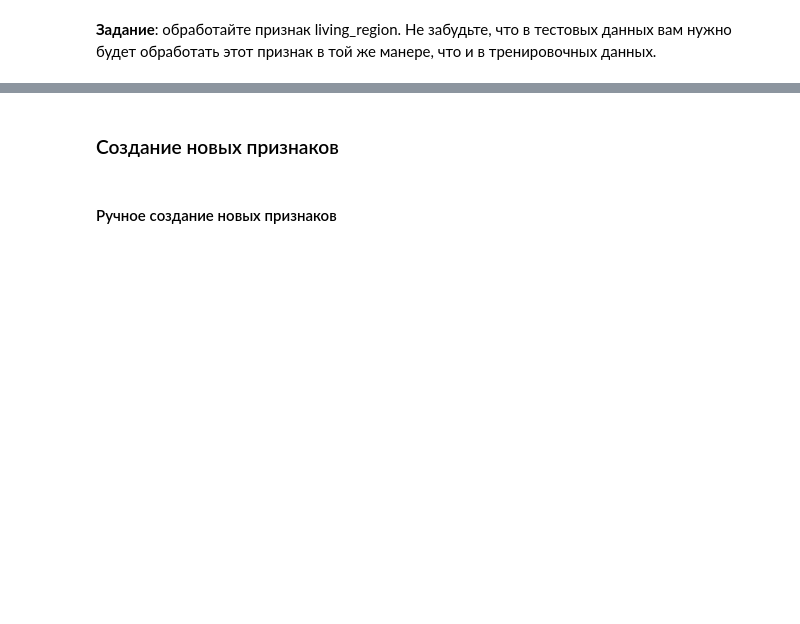
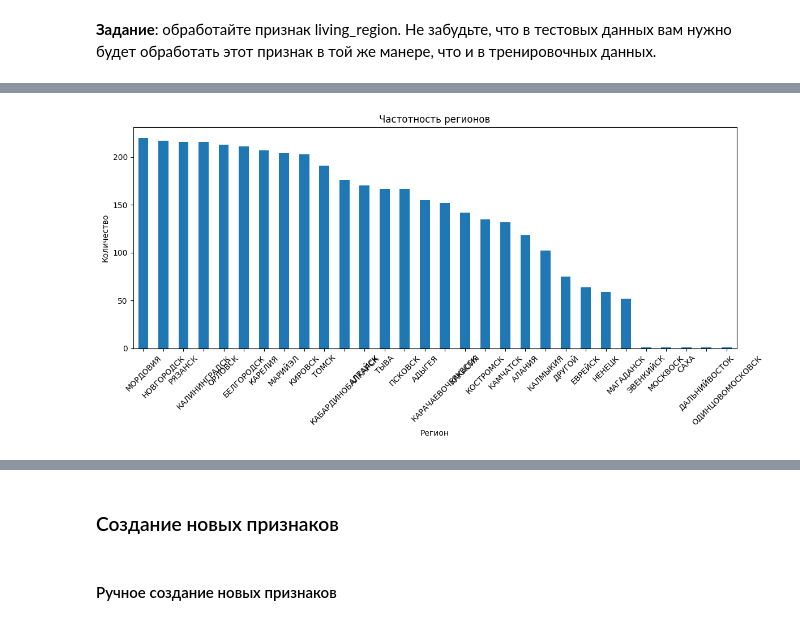
Before and after one commit to DaryaGudkova/credit, a Jupyter notebook: feature_engineering.ipynb, the cells around one changed output, grey strips where cells are left out. Drawn from its saved outputs; the diff is of its cells as text; code cells hidden in the pictures; blank space fills up the shorter version.

```diff
--- a/feature_engineering.ipynb
+++ b/feature_engineering.ipynb
@@ -526,0 +436,27 @@ with open('places.txt', 'w', encoding='utf-8') as file:
+# %%
+def tokenize_living_region_best(series):
+    series = series.copy()
+    hard_names = ['ХАНТЫМАНСИЙСК', 'ЧУВАШ', 'АЛАНИЯ', 'ЯКУТИЯ']
+
+    def transform(val):
+
+        if pd.isna(val):
+            return val
+
+        cleaned = clean_place_name(val)
+        cleaned = re.sub(r'[^а-яё0-9]+|(ая|ий|ый)$', '', cleaned, flags=re.IGNORECASE)
+
+        cleaned_upper = cleaned.upper()
+        for name in hard_names:
+            if name in cleaned_upper:
+                return name
+
+        return cleaned
+
+    return series.apply(transform)
+
+train_data['living_region'] = tokenize_living_region_best(train_data['living_region'])
+print(train_data['living_region'].value_counts())
+
+test_data['living_region'] = tokenize_living_region_best(test_data['living_region'])
+print(test_data['living_region'].value_counts())
@@ -543,0 +549,13 @@ with open('places.txt', 'w', encoding='utf-8') as file:
+# %%
+region_counts = test_data['living_region'].value_counts()
+
+plt.figure(figsize=(12, 6))
+region_counts.tail(30).plot(kind='bar')
+plt.title('Частотность регионов')
+plt.xlabel('Регион')
+plt.ylabel('Количество')
+plt.xticks(rotation=45)
+plt.tight_layout()
+plt.show()
+# %% [output]
+[figure, added]
```
Also changed, not shown: parts of 16 cells of this notebook, 1 other file.
